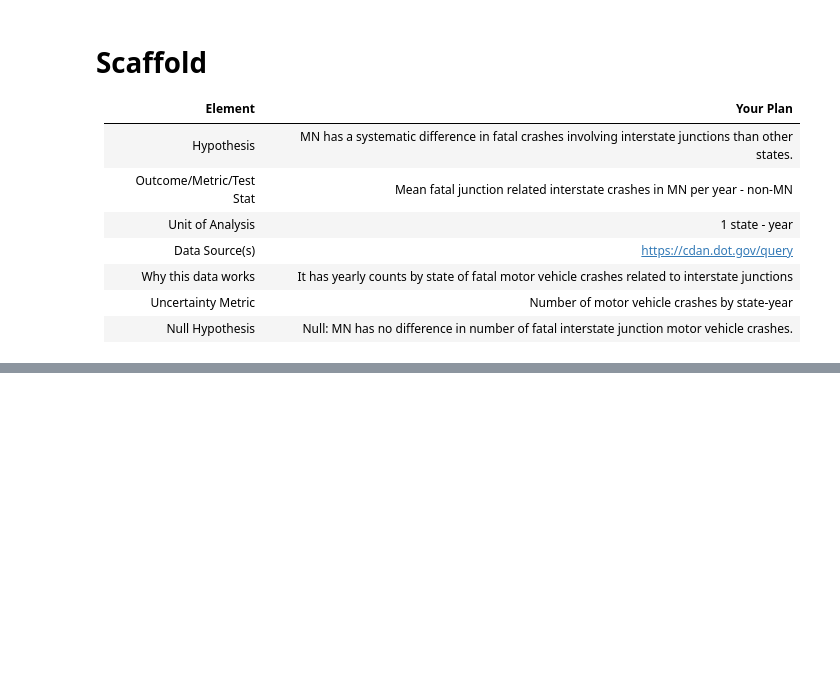
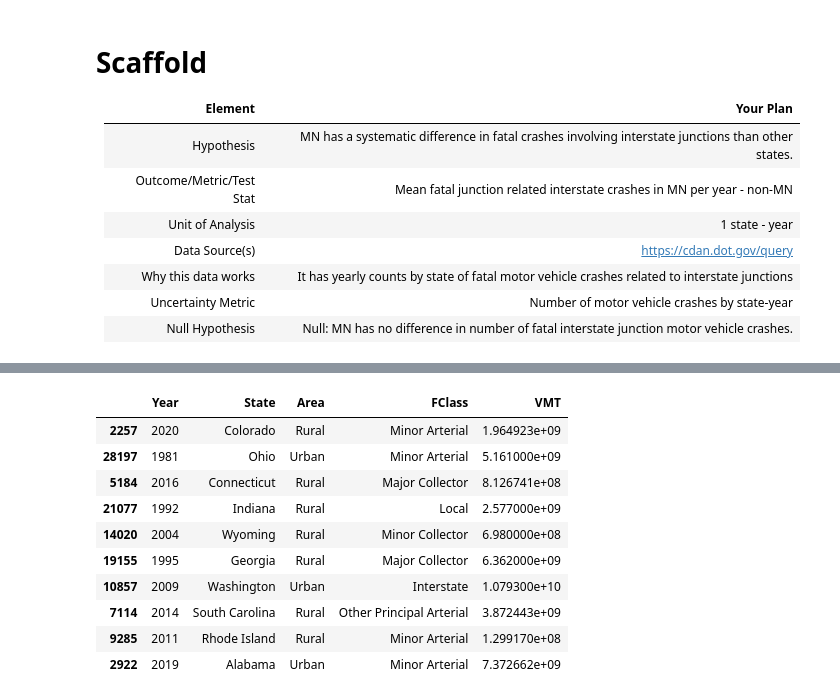
Before and after one commit to evan4629/SEIS631_Project_MN_Fatal_Merging, a Jupyter notebook: mn_drivers_hypothesis.ipynb, the cells around one changed output, grey strips where cells are left out. Cells and saved outputs as stored; diff of their text form; code cells hidden in the pictures; blank space fills up the shorter version.

```diff
--- a/mn_drivers_hypothesis.ipynb
+++ b/mn_drivers_hypothesis.ipynb
@@ -31,0 +145,16 @@ df
+# %%
+miles = pd.read_csv("Vehicle_Miles_of_Travel_by_State_1980_to_2023.csv")
+miles['Year'] = miles['Year'].astype(int)
+miles.sample(10)
+# %% [output]
+|  | Year | State | Area | FClass | VMT |
+| 2257 | 2020 | Colorado | Rural | Minor Arterial | 1.964923e+09 |
+| 28197 | 1981 | Ohio | Urban | Minor Arterial | 5.161000e+09 |
+| 5184 | 2016 | Connecticut | Rural | Major Collector | 8.126741e+08 |
+| 21077 | 1992 | Indiana | Rural | Local | 2.577000e+09 |
+| 14020 | 2004 | Wyoming | Rural | Minor Collector | 6.980000e+08 |
+| 19155 | 1995 | Georgia | Rural | Major Collector | 6.362000e+09 |
+| 10857 | 2009 | Washington | Urban | Interstate | 1.079300e+10 |
+| 7114 | 2014 | South Carolina | Rural | Other Principal Arterial | 3.872443e+09 |
+| 9285 | 2011 | Rhode Island | Rural | Minor Arterial | 1.299170e+08 |
+| 2922 | 2019 | Alabama | Urban | Minor Arterial | 7.372662e+09 |
```
Also changed, not shown: parts of 15 cells of this notebook, 2 other files.
